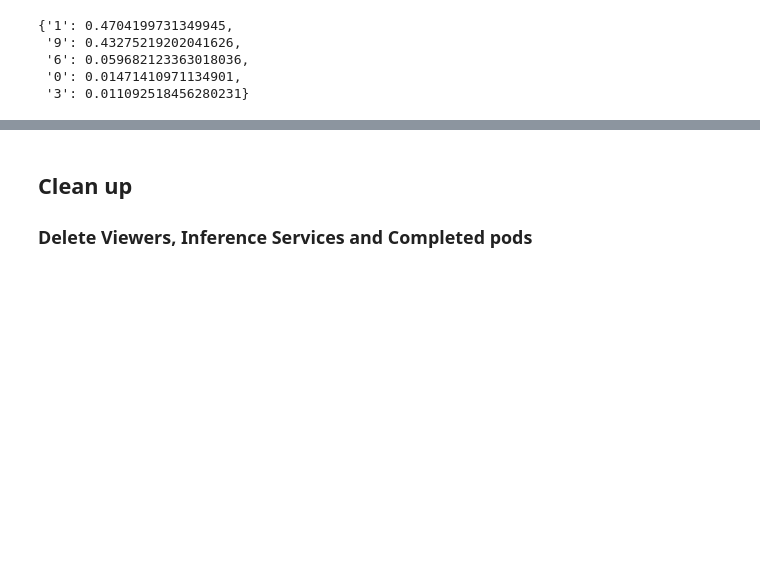
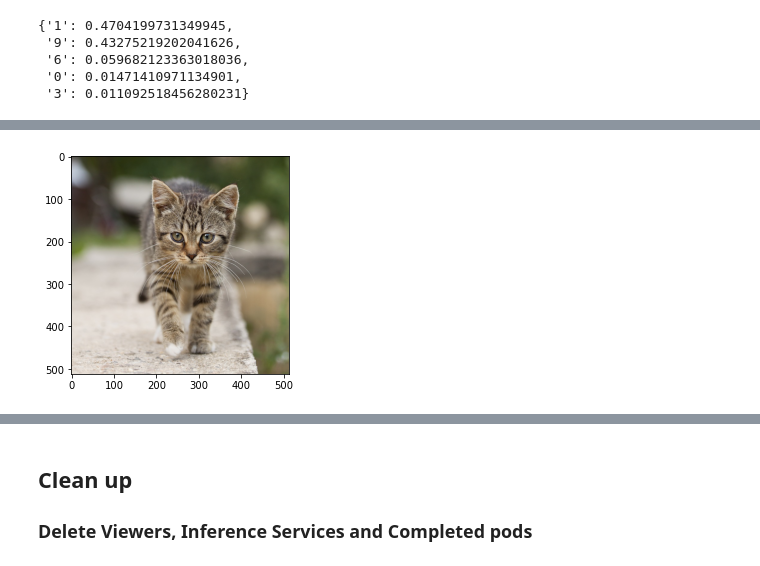
Before and after one commit to chauhang/pytorch-pipeline, a Jupyter notebook: pytorch_pipeline/RunPipeline-Cifar10.ipynb, the cells around one changed output, grey strips where cells are left out. Drawn from its saved outputs; the diff is of its cells as text; code cells hidden in the pictures; blank space fills up the shorter version.

```diff
--- a/pytorch_pipeline/RunPipeline-Cifar10.ipynb
+++ b/pytorch_pipeline/RunPipeline-Cifar10.ipynb
@@ -294,0 +448,8 @@ _ = viz.visualize_image_attr(attributions,
+# %%
+#Read the test image
+test_img = Image.open('./examples/cifar10/kitten.png')
+test_img_data = np.asarray(test_img)
+plt.imshow(test_img_data)
+plt.show()
+# %% [output]
+[figure, added]
```
Also changed, not shown: parts of 51 cells of this notebook, 2 other files.
